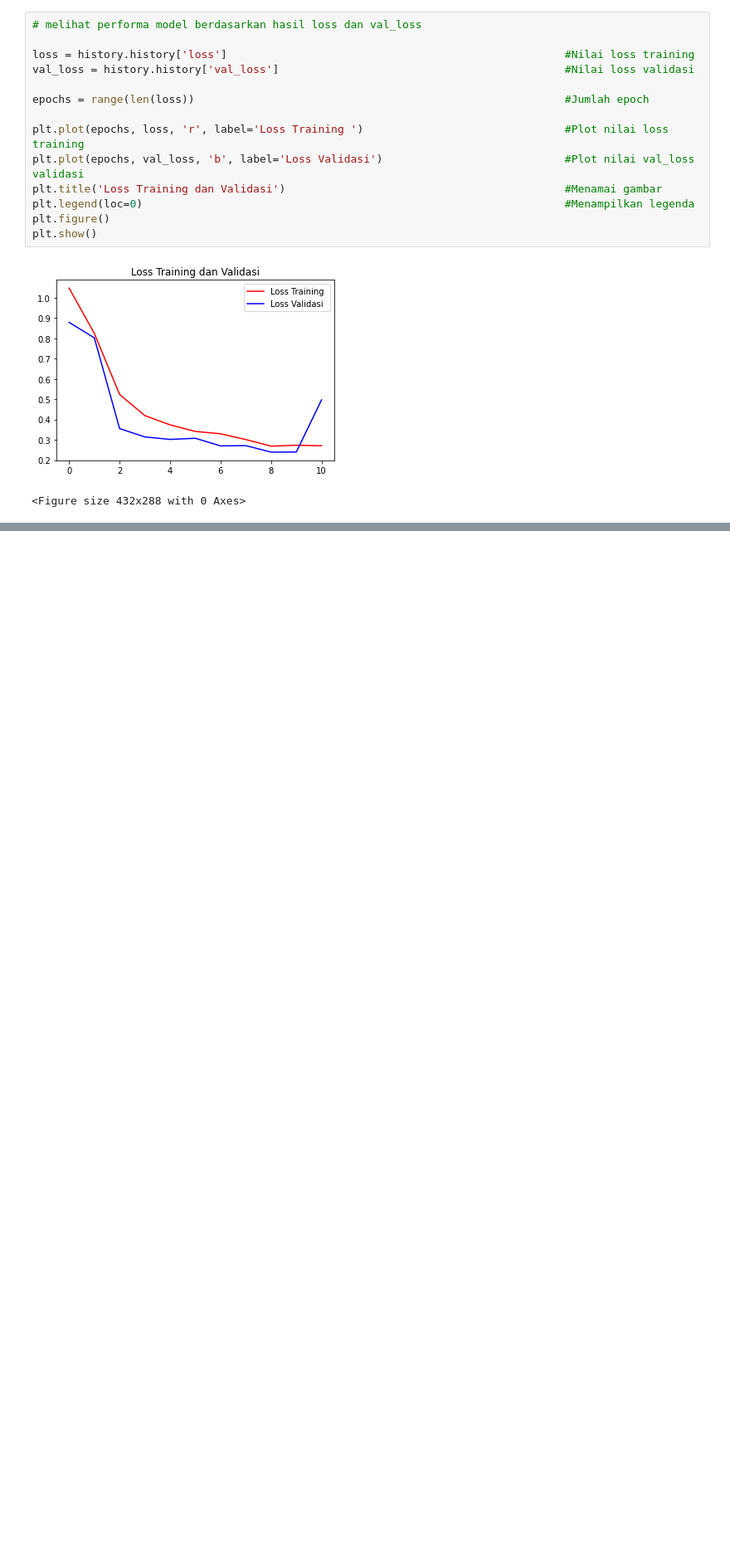
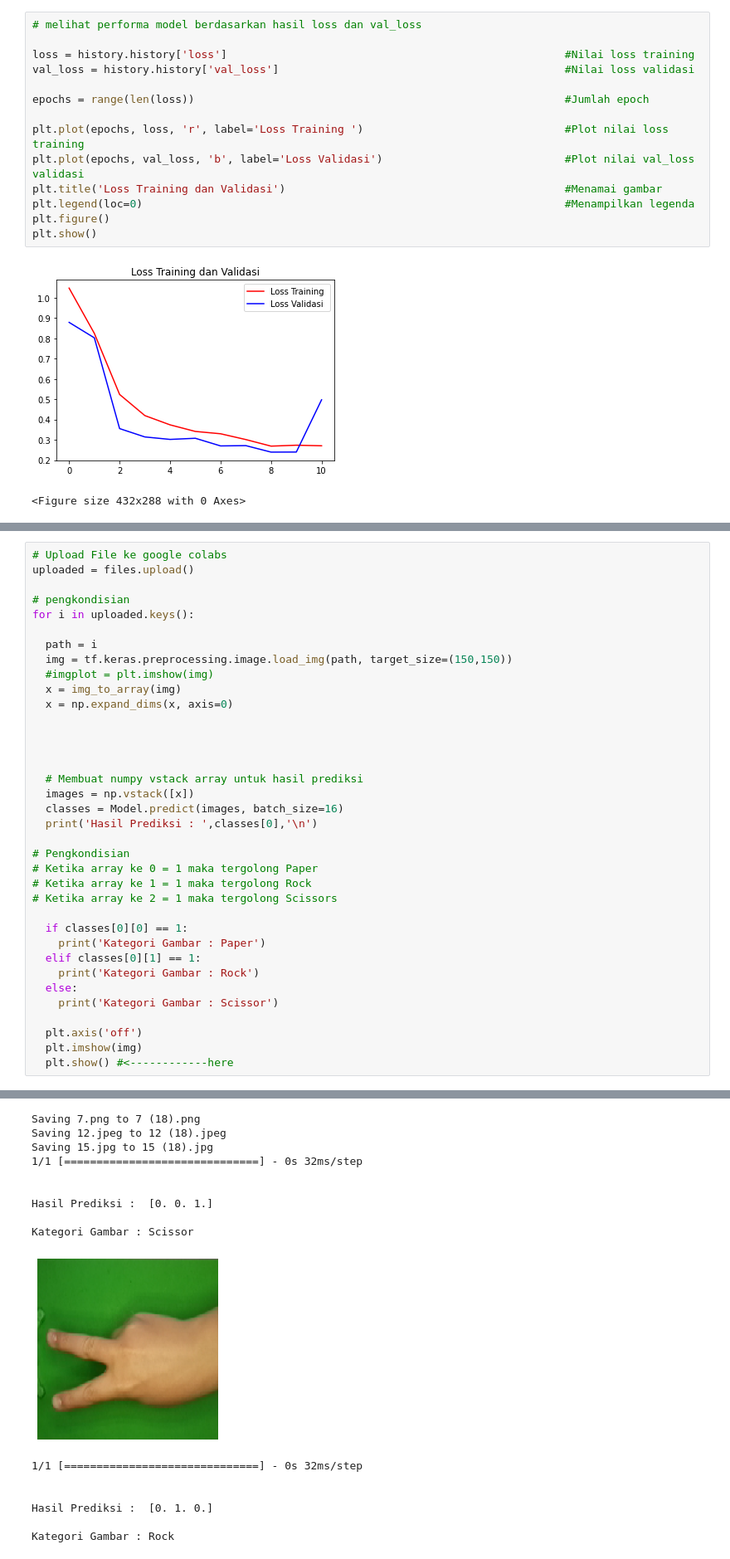
Before and after one commit to triavin/Image-classification-RPS, a Jupyter notebook: RSP.ipynb, the cells around one changed output, grey strips where cells are left out. Shown at 83% size. Drawn from its saved outputs; the diff is of its cells as text; blank space fills up the shorter version.

Commit message:
Update Code untuk melakukan prediksi beberapa gambar sekaligus menggunakan Colaboratory

```diff
--- a/RSP.ipynb
+++ b/RSP.ipynb
@@ -367,0 +246,37 @@ Kategori Gambar : Rock
+# %%
+# Upload File ke google colabs
+uploaded = files.upload()
+
+# pengkondisian
+for i in uploaded.keys():
+
+  path = i
+  img = tf.keras.preprocessing.image.load_img(path, target_size=(150,150))
+  #imgplot = plt.imshow(img)
+  x = img_to_array(img)
+  x = np.expand_dims(x, axis=0)
+
+
+
+
+  # Membuat numpy vstack array untuk hasil prediksi
+  images = np.vstack([x])
+  classes = Model.predict(images, batch_size=16)
+  print('Hasil Prediksi : ',classes[0],'\n')
+
+# Pengkondisian
+# Ketika array ke 0 = 1 maka tergolong Paper
+# Ketika array ke 1 = 1 maka tergolong Rock
+# Ketika array ke 2 = 1 maka tergolong Scissors
+
+  if classes[0][0] == 1:
+    print('Kategori Gambar : Paper')
+  elif classes[0][1] == 1:
+    print('Kategori Gambar : Rock')
+  else:
+    print('Kategori Gambar : Scissor')
+
+  plt.axis('off')
+  plt.imshow(img)
+  plt.show() #<------------here
+# %% [output]
@@ -367,0 +284,16 @@ Kategori Gambar : Rock
+Saving 7.png to 7 (18).png
+Saving 12.jpeg to 12 (18).jpeg
+Saving 15.jpg to 15 (18).jpg
+1/1 [==============================] - 0s 32ms/step
+
+
+Hasil Prediksi :  [0. 0. 1.]
+
+Kategori Gambar : Scissor
+[figure, added]
+1/1 [==============================] - 0s 32ms/step
+
+
+Hasil Prediksi :  [0. 1. 0.]
+
+Kategori Gambar : Rock
```
Also changed, not shown: parts of 5 cells of this notebook.
